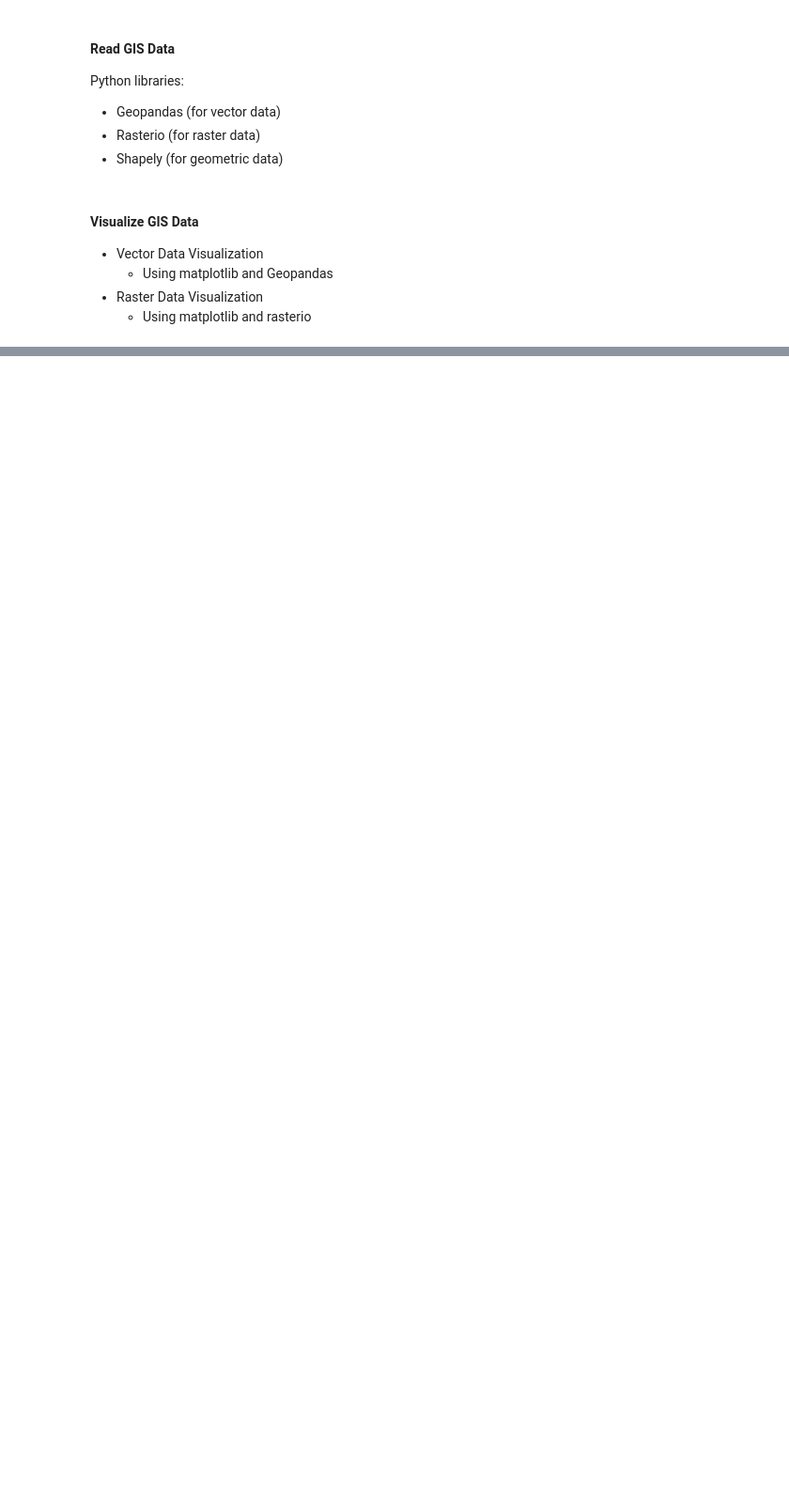
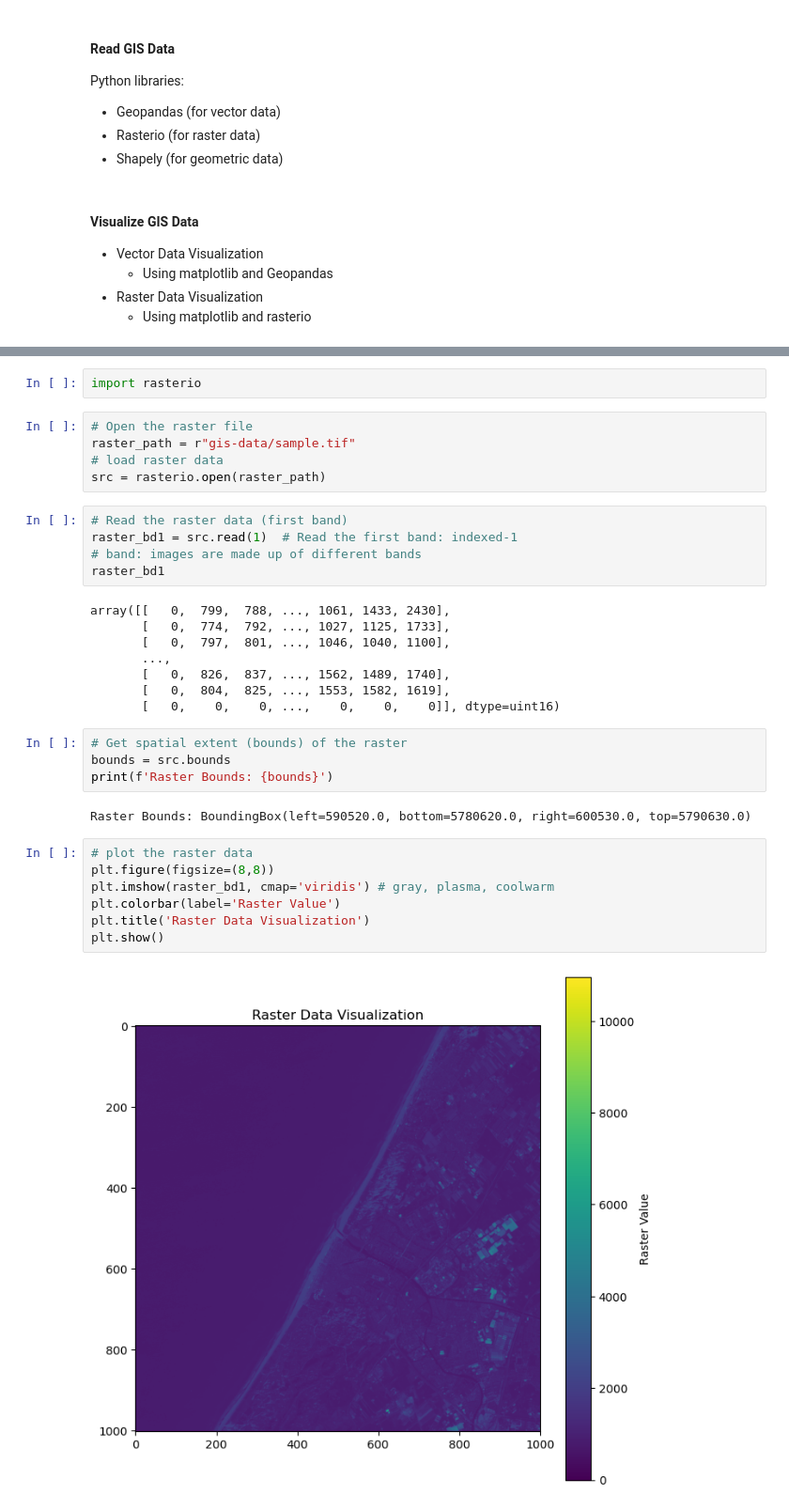
Before and after one commit to anita00001/DataScience-and-ML, a Jupyter notebook: Phase_1/Section_3/Day_003/gis.ipynb, the cells around one changed output, grey strips where cells are left out. Shown at 94% size. Drawn from its saved outputs; the diff is of its cells as text; blank space fills up the shorter version.

```diff
--- a/Phase_1/Section_3/Day_003/gis.ipynb
+++ b/Phase_1/Section_3/Day_003/gis.ipynb
@@ -59,0 +166,35 @@ Python libraries:
+# %%
+import rasterio
+# %%
+# Open the raster file
+raster_path = r"gis-data/sample.tif"
+# load raster data
+src = rasterio.open(raster_path)
+# %%
+# Read the raster data (first band)
+raster_bd1 = src.read(1)  # Read the first band: indexed-1
+# band: images are made up of different bands
+raster_bd1
+# %% [output]
+array([[   0,  799,  788, ..., 1061, 1433, 2430],
+       [   0,  774,  792, ..., 1027, 1125, 1733],
+       [   0,  797,  801, ..., 1046, 1040, 1100],
+       ...,
+       [   0,  826,  837, ..., 1562, 1489, 1740],
+       [   0,  804,  825, ..., 1553, 1582, 1619],
+       [   0,    0,    0, ...,    0,    0,    0]], dtype=uint16)
+# %%
+# Get spatial extent (bounds) of the raster
+bounds = src.bounds
+print(f'Raster Bounds: {bounds}')
+# %% [output]
+Raster Bounds: BoundingBox(left=590520.0, bottom=5780620.0, right=600530.0, top=5790630.0)
+# %%
+# plot the raster data
+plt.figure(figsize=(8,8))
+plt.imshow(raster_bd1, cmap='viridis') # gray, plasma, coolwarm
+plt.colorbar(label='Raster Value')
+plt.title('Raster Data Visualization')
+plt.show()
+# %% [output]
+[figure, added]
```
Also changed, not shown: parts of 21 cells of this notebook, 6 other files.
